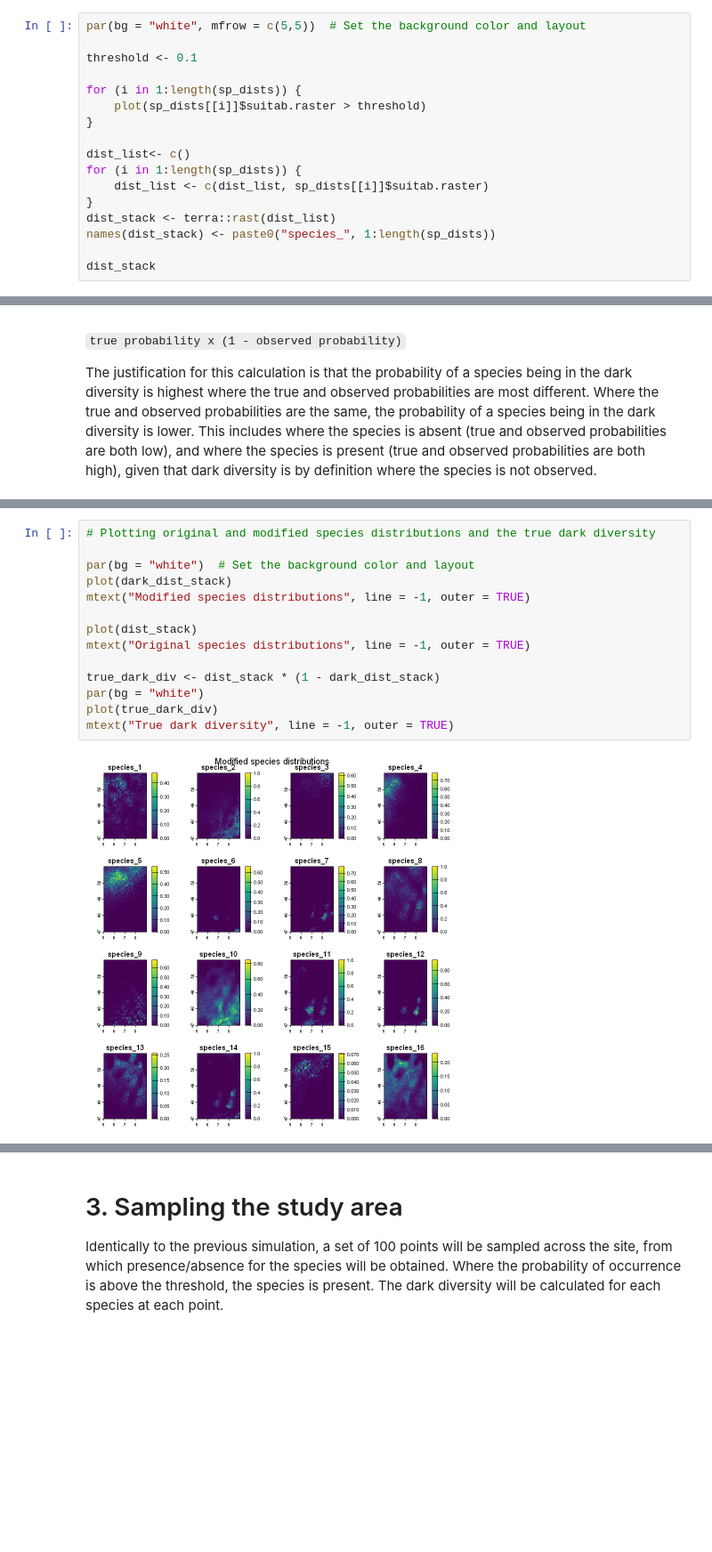
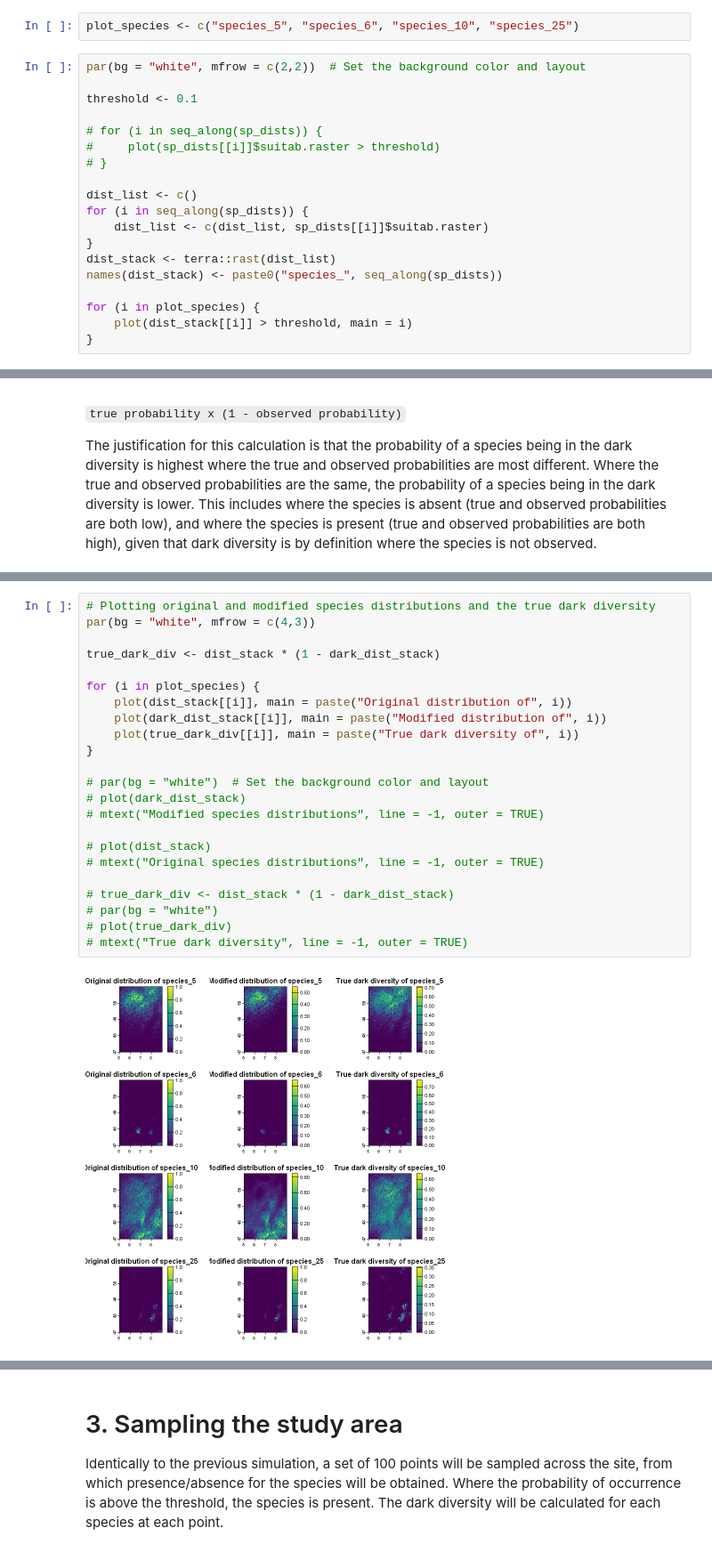
Before and after one commit to davidyshen/dark_diversity_simulations, a Jupyter notebook: dark_diversity_methods_testing.ipynb, the cells around one changed output, grey strips where cells are left out. Shown at 89% size. Cells and saved outputs as stored; diff of their text form; blank space fills up the shorter version.

```diff
--- a/dark_diversity_methods_testing.ipynb
+++ b/dark_diversity_methods_testing.ipynb
@@ -147,18 +149,22 @@ for (i in 1:n_species) {
+# %%
+plot_species <- c("species_5", "species_6", "species_10", "species_25")
 # %%
-par(bg = "white", mfrow = c(5,5))  # Set the background color and layout
+par(bg = "white", mfrow = c(2,2))  # Set the background color and layout
 
 threshold <- 0.1
 
-for (i in 1:length(sp_dists)) {
-    plot(sp_dists[[i]]$suitab.raster > threshold)
-}
+# for (i in seq_along(sp_dists)) {
+#     plot(sp_dists[[i]]$suitab.raster > threshold)
+# }
 
-dist_list<- c()
-for (i in 1:length(sp_dists)) {
+dist_list <- c()
+for (i in seq_along(sp_dists)) {
     dist_list <- c(dist_list, sp_dists[[i]]$suitab.raster)
 }
 dist_stack <- terra::rast(dist_list)
-names(dist_stack) <- paste0("species_", 1:length(sp_dists))
+names(dist_stack) <- paste0("species_", seq_along(sp_dists))
 
-dist_stack
+for (i in plot_species) {
+    plot(dist_stack[[i]] > threshold, main = i)
+}
 # %% [output]
@@ -223,16 +232,25 @@ A data.frame: 25 × 2
 # %%
 # Plotting original and modified species distributions and the true dark diversity
-
-par(bg = "white")  # Set the background color and layout
-plot(dark_dist_stack)
-mtext("Modified species distributions", line = -1, outer = TRUE)
-
-plot(dist_stack)
-mtext("Original species distributions", line = -1, outer = TRUE)
+par(bg = "white", mfrow = c(4,3))
 
 true_dark_div <- dist_stack * (1 - dark_dist_stack)
-par(bg = "white")
-plot(true_dark_div)
-mtext("True dark diversity", line = -1, outer = TRUE)
+
+for (i in plot_species) {
+    plot(dist_stack[[i]], main = paste("Original distribution of", i))
+    plot(dark_dist_stack[[i]], main = paste("Modified distribution of", i))
+    plot(true_dark_div[[i]], main = paste("True dark diversity of", i))
+}
+
+# par(bg = "white")  # Set the background color and layout
+# plot(dark_dist_stack)
+# mtext("Modified species distributions", line = -1, outer = TRUE)
+
+# plot(dist_stack)
+# mtext("Original species distributions", line = -1, outer = TRUE)
+
+# true_dark_div <- dist_stack * (1 - dark_dist_stack)
+# par(bg = "white")
+# plot(true_dark_div)
+# mtext("True dark diversity", line = -1, outer = TRUE)
 # %% [output]
-[figure, old version]
+[figure, new version]
```
Also changed, not shown: parts of 36 cells of this notebook, 2 other files.
